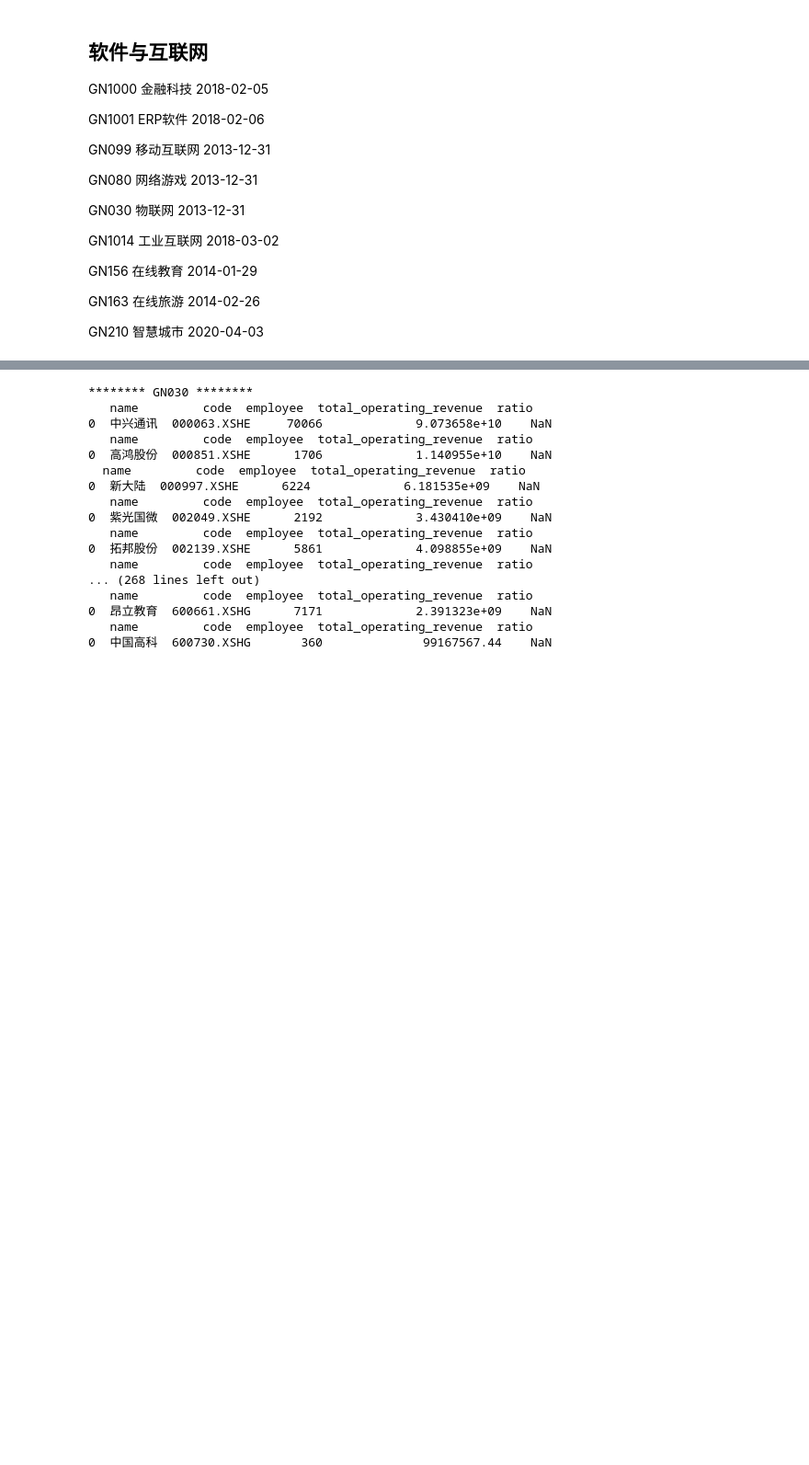
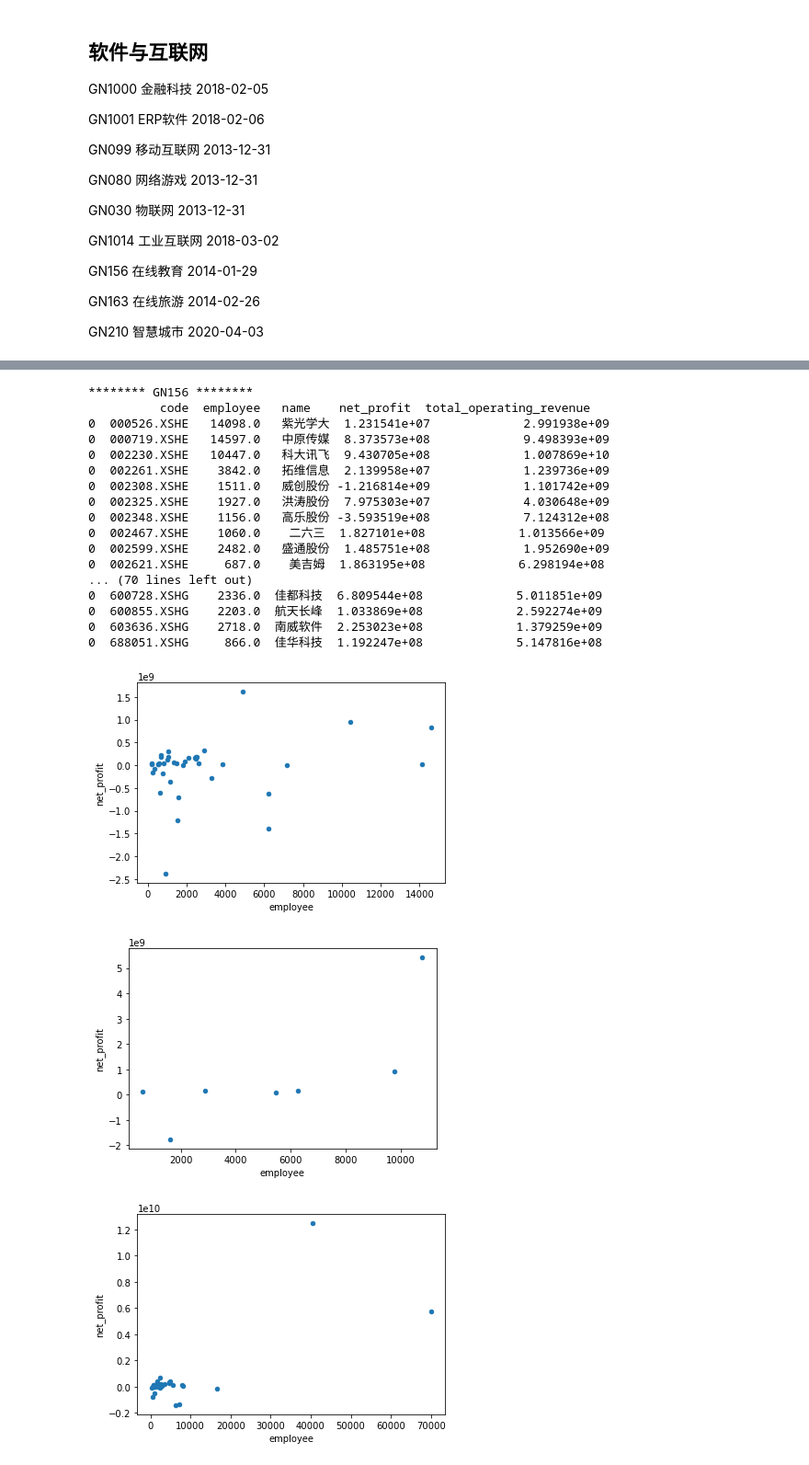
Before and after one commit to ShaoZC/Financial-report-acquisition-and-data-processing-with-Python, a Jupyter notebook: jq_概念股人均营收_软件互联网.ipynb, the cells around one changed output, grey strips where cells are left out. Shown at 92% size. Saved outputs shown, nothing was run; the diff lists cells and outputs as text; code cells hidden in the pictures; blank space fills up the shorter version.

```diff
--- a/jq_概念股人均营收_软件互联网.ipynb
+++ b/jq_概念股人均营收_软件互联网.ipynb
@@ -28,46 +120,40 @@ GN210	智慧城市	2020-04-03
 # %%
-
-for i in [1000,1001,99,90,30,1014,156,163,210]:
+for i in [156,163,210]:
     conceptno='GN'+str(i).rjust(3,'0') # 加载概念股清单
     print('********',conceptno,'********')
-    # print(conceptno)
+    yuangong2=pandas.DataFrame(columns=['code'])
     try:
-        # print('123')
         stocks=get_concept_stocks(conceptno, date=None) # 员工人数
-        # print(stocks)
         for code1 in stocks:
-            # print('123')
-            # print(code)
-            yuangong=finance.run_query(query(finance.STK_EMPLOYEE_INFO.name,finance.STK_EMPLOYEE_INFO.code,finance.STK_EMPLOYEE_INFO.employee).filter(finance.STK_EMPLOYEE_INFO.code==code1,finance.STK_EMPLOYEE_INFO.pub_date>='2019-12-01').limit(10))
-            # yuan_gong=finance.run_query(query(finance.STK_EMPLOYEE_INFO).filter(finance.STK_EMPLOYEE_INFO.code==code,finance.STK_EMPLOYEE_INFO.pub_date>='2019-12-01').limit(1000))
-            # print(conceptno,yuangong)
-            yuan_gong=finance.run_query(query(finance.STK_INCOME_STATEMENT.code,finance.STK_INCOME_STATEMENT.total_operating_revenue).filter(finance.STK_INCOME_STATEMENT.code==code1,finance.STK_INCOME_STATEMENT.end_date=='2019-12-31').limit(1000))
-
-            # print(yuan_gong.fillna(1))
+            yuangong0=finance.run_query(query(finance.STK_EMPLOYEE_INFO.name,finance.STK_EMPLOYEE_INFO.code,finance.STK_EMPLOYEE_INFO.employee).filter(finance.STK_EMPLOYEE_INFO.code==code1,finance.STK_EMPLOYEE_INFO.pub_date>='2019-12-01').limit(10))
+            yuangong1=finance.run_query(query(finance.STK_INCOME_STATEMENT.code,finance.STK_INCOME_STATEMENT.total_operating_revenue,finance.STK_INCOME_STATEMENT.net_profit).filter(finance.STK_INCOME_STATEMENT.code==code1,finance.STK_INCOME_STATEMENT.end_date=='2019-12-31').limit(1000))
             import pandas# 将两个表连接起来
-            # print(pandas.merge(yuangong,yuan_gong))
-            df=pandas.merge(yuangong,yuan_gong)
-            df['ratio'] = df['total_operating_revenue'].div(df.groupby('name')['total_operating_revenue'].shift(1))
-            print(df.head())
-
+            yuangong3=pandas.merge(yuangong0,yuangong1)
+            yuangong3=pandas.concat([yuangong2,yuangong3])
+            yuangong2=yuangong3
+        print(yuangong2)
+        yuangong2.plot('employee','net_profit',kind='scatter')
     except:
         print("~~~~~",conceptno)
         pass
 # %% [output]
-******** GN030 ********
-   name         code  employee  total_operating_revenue  ratio
-0  中兴通讯  000063.XSHE     70066             9.073658e+10    NaN
-   name         code  employee  total_operating_revenue  ratio
-0  高鸿股份  000851.XSHE      1706             1.140955e+10    NaN
-  name         code  employee  total_operating_revenue  ratio
-0  新大陆  000997.XSHE      6224             6.181535e+09    NaN
-   name         code  employee  total_operating_revenue  ratio
-0  紫光国微  002049.XSHE      2192             3.430410e+09    NaN
-   name         code  employee  total_operating_revenue  ratio
-0  拓邦股份  002139.XSHE      5861             4.098855e+09    NaN
-   name         code  employee  total_operating_revenue  ratio
-... (268 lines left out)
-   name         code  employee  total_operating_revenue  ratio
-0  昂立教育  600661.XSHG      7171             2.391323e+09    NaN
-   name         code  employee  total_operating_revenue  ratio
-0  中国高科  600730.XSHG       360              99167567.44    NaN
+******** GN156 ********
+          code  employee   name    net_profit  total_operating_revenue
+0  000526.XSHE   14098.0   紫光学大  1.231541e+07             2.991938e+09
+0  000719.XSHE   14597.0   中原传媒  8.373573e+08             9.498393e+09
+0  002230.XSHE   10447.0   科大讯飞  9.430705e+08             1.007869e+10
+0  002261.XSHE    3842.0   拓维信息  2.139958e+07             1.239736e+09
+0  002308.XSHE    1511.0   威创股份 -1.216814e+09             1.101742e+09
+0  002325.XSHE    1927.0   洪涛股份  7.975303e+07             4.030648e+09
+0  002348.XSHE    1156.0   高乐股份 -3.593519e+08             7.124312e+08
+0  002467.XSHE    1060.0    二六三  1.827101e+08             1.013566e+09
+0  002599.XSHE    2482.0   盛通股份  1.485751e+08             1.952690e+09
+0  002621.XSHE     687.0    美吉姆  1.863195e+08             6.298194e+08
+... (70 lines left out)
+0  600728.XSHG    2336.0  佳都科技  6.809544e+08             5.011851e+09
+0  600855.XSHG    2203.0  航天长峰  1.033869e+08             2.592274e+09
+0  603636.XSHG    2718.0  南威软件  2.253023e+08             1.379259e+09
+0  688051.XSHG     866.0  佳华科技  1.192247e+08             5.147816e+08
+[figure, added]
+[figure, added]
+[figure, added]
```
Also changed, not shown: parts of 7 cells of this notebook.
